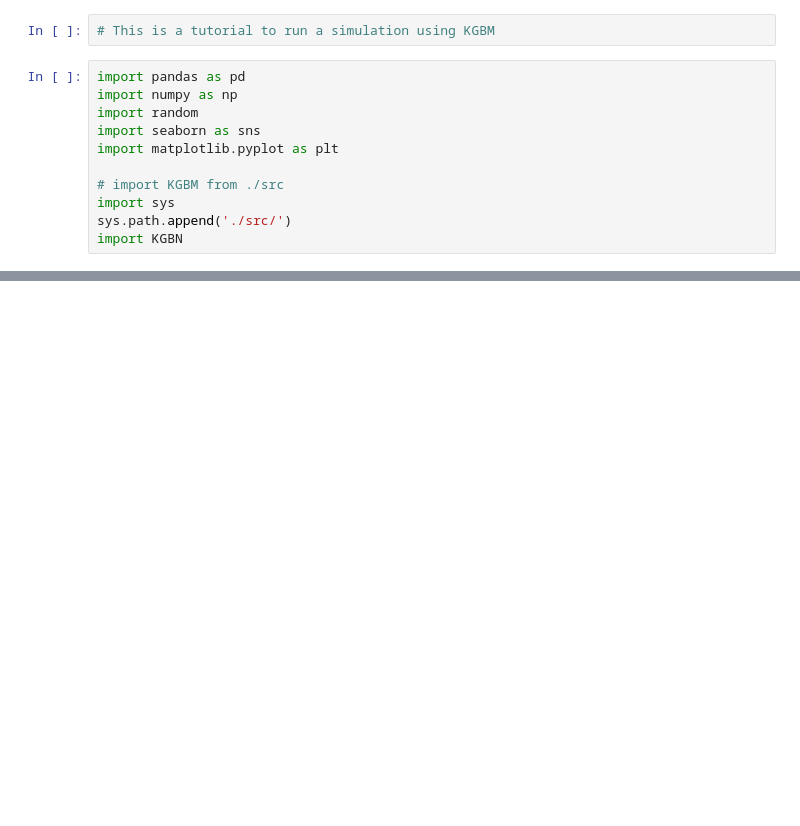
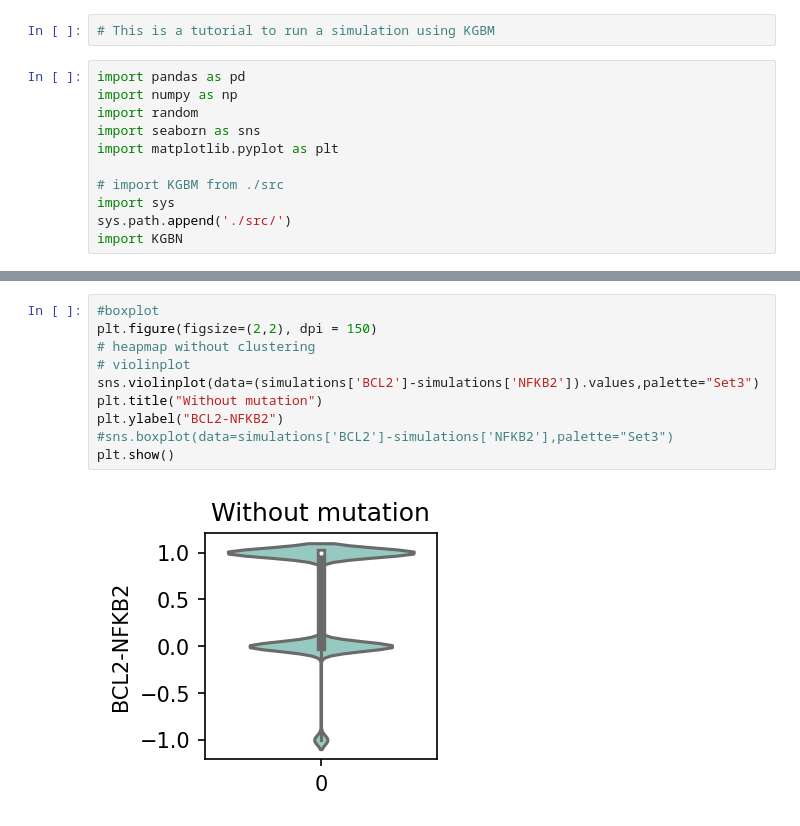
Before and after one commit to IlyaLab/BNMPy, a Jupyter notebook: Simulation.ipynb, the cells around one changed output, grey strips where cells are left out. Saved outputs shown, nothing was run; the diff lists cells and outputs as text; blank space fills up the shorter version.

```diff
--- a/Simulation.ipynb
+++ b/Simulation.ipynb
@@ -113,0 +124,12 @@ plt.show()
+# %%
+#boxplot
+plt.figure(figsize=(2,2), dpi = 150)
+# heapmap without clustering
+# violinplot
+sns.violinplot(data=(simulations['BCL2']-simulations['NFKB2']).values,palette="Set3")
+plt.title("Without mutation")
+plt.ylabel("BCL2-NFKB2")
+#sns.boxplot(data=simulations['BCL2']-simulations['NFKB2'],palette="Set3")
+plt.show()
+# %% [output]
+[figure, added]
```
Also changed, not shown: parts of 18 cells of this notebook, 1 other file.
